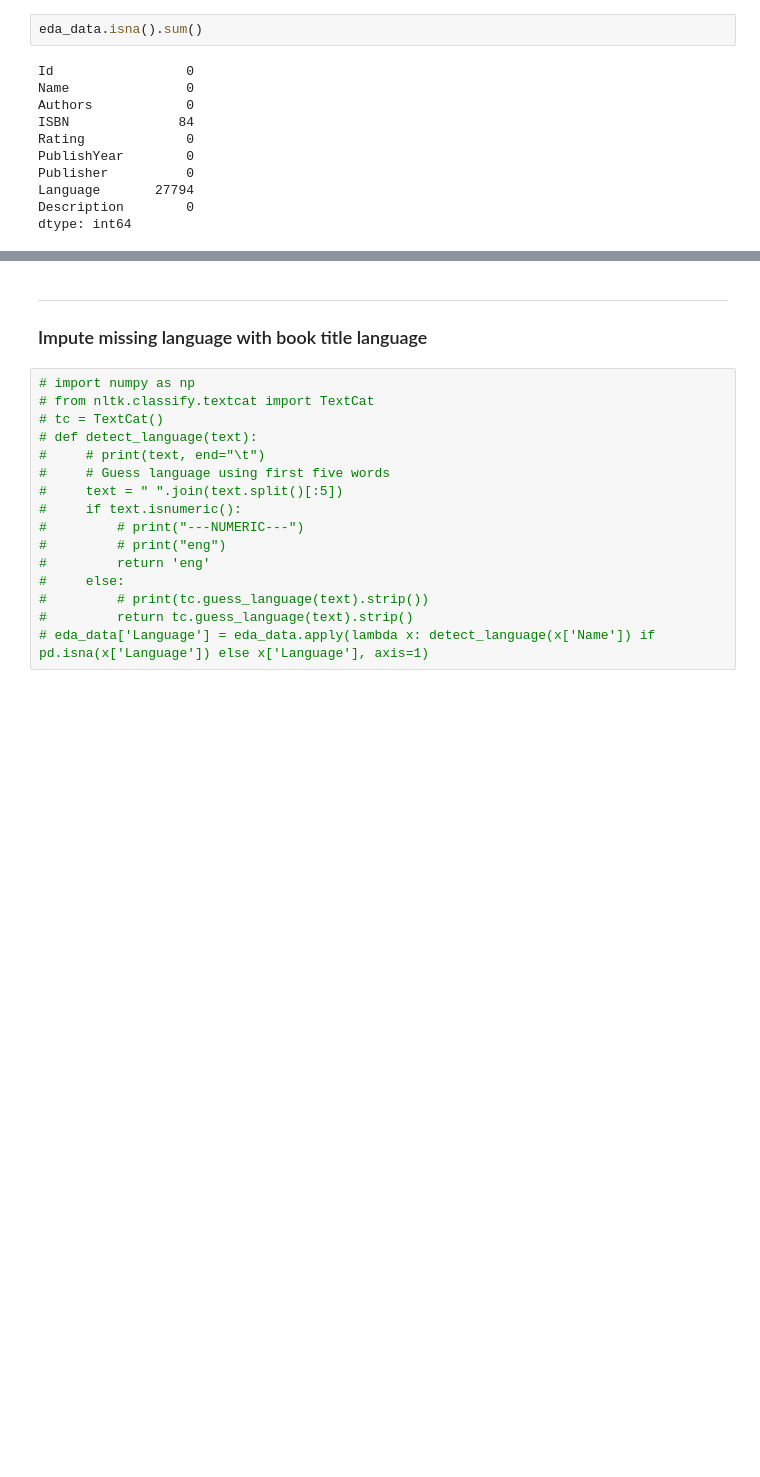
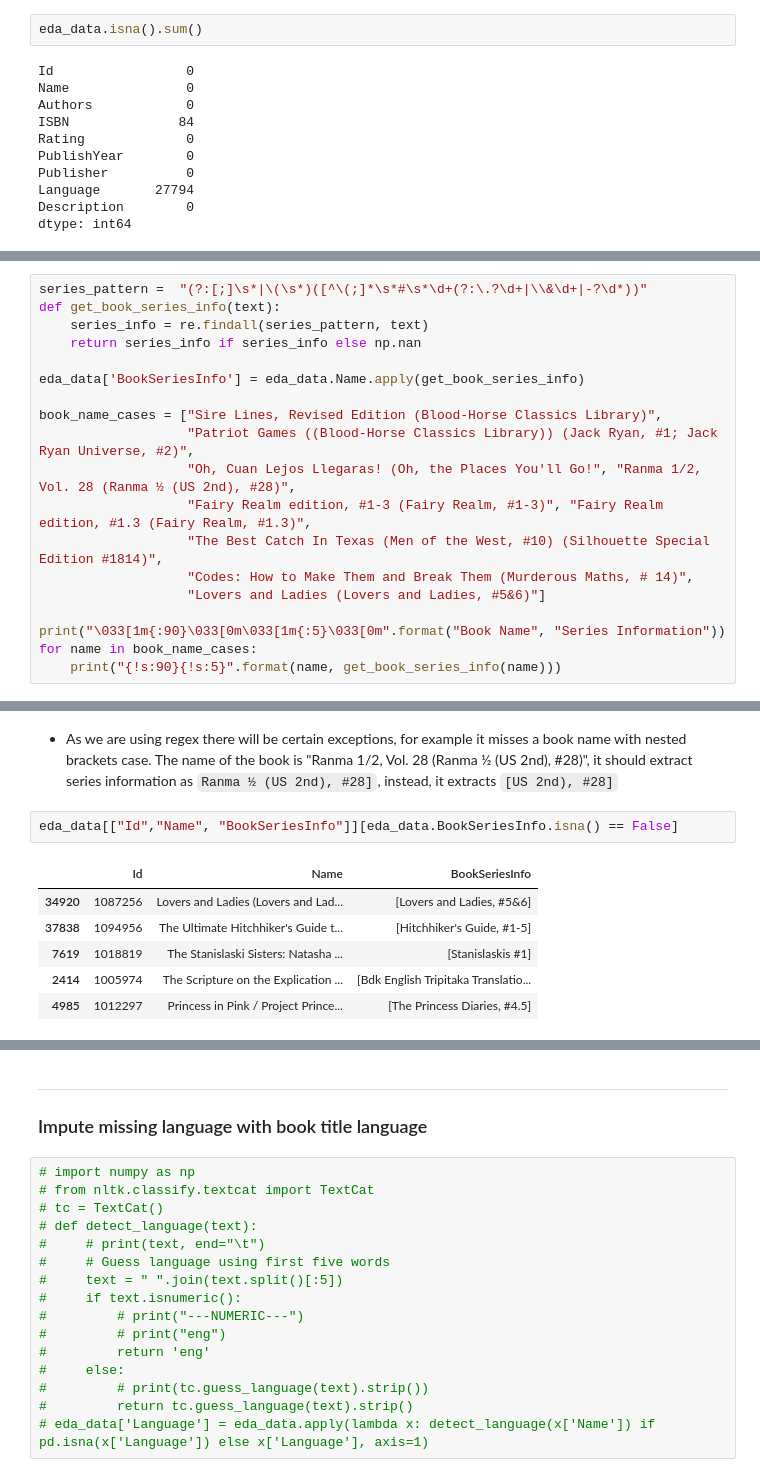
Before and after one commit to AmoliR/nlp-for-book-recommendation, a Jupyter notebook: eda.ipynb, the cells around one changed output, grey strips where cells are left out. Saved outputs shown, nothing was run; the diff lists cells and outputs as text; blank space fills up the shorter version.

```diff
--- a/eda.ipynb
+++ b/eda.ipynb
@@ -273,0 +279,19 @@ dtype: int64
+# %%
+series_pattern =  "(?:[;]\s*|\(\s*)([^\(;]*\s*#\s*\d+(?:\.?\d+|\\&\d+|-?\d*))"
+def get_book_series_info(text):
+    series_info = re.findall(series_pattern, text)
+    return series_info if series_info else np.nan
+
+eda_data['BookSeriesInfo'] = eda_data.Name.apply(get_book_series_info)
+
+book_name_cases = ["Sire Lines, Revised Edition (Blood-Horse Classics Library)",
+                   "Patriot Games ((Blood-Horse Classics Library)) (Jack Ryan, #1; Jack Ryan Universe, #2)",
+                   "Oh, Cuan Lejos Llegaras! (Oh, the Places You'll Go!", "Ranma 1/2, Vol. 28 (Ranma ½ (US 2nd), #28)",
+                   "Fairy Realm edition, #1-3 (Fairy Realm, #1-3)", "Fairy Realm edition, #1.3 (Fairy Realm, #1.3)",
+                   "The Best Catch In Texas (Men of the West, #10) (Silhouette Special Edition #1814)",
+                   "Codes: How to Make Them and Break Them (Murderous Maths, # 14)",
+                   "Lovers and Ladies (Lovers and Ladies, #5&6)"]
+
+print("\033[1m{:90}\033[0m\033[1m{:5}\033[0m".format("Book Name", "Series Information"))
+for name in book_name_cases:
+    print("{!s:90}{!s:5}".format(name, get_book_series_info(name)))
@@ -273,0 +309,11 @@ dtype: int64
+# %% [markdown]
+- As we are using regex there will be certain exceptions, for example it misses a book name with nested brackets case. The name of the book is "Ranma 1/2, Vol. 28 (Ranma ½ (US 2nd), #28)", it should extract series information as `Ranma ½ (US 2nd), #28]`, instead, it extracts `[US 2nd), #28]`
+# %%
+eda_data[["Id","Name", "BookSeriesInfo"]][eda_data.BookSeriesInfo.isna() == False]
+# %% [output]
+|  | Id | Name | BookSeriesInfo |
+| 34920 | 1087256 | Lovers and Ladies (Lovers and Lad... | [Lovers and Ladies, #5&6] |
+| 37838 | 1094956 | The Ultimate Hitchhiker's Guide t... | [Hitchhiker's Guide, #1-5] |
+| 7619 | 1018819 | The Stanislaski Sisters: Natasha ... | [Stanislaskis #1] |
+| 2414 | 1005974 | The Scripture on the Explication ... | [Bdk English Tripitaka Translatio... |
+| 4985 | 1012297 | Princess in Pink / Project Prince... | [The Princess Diaries, #4.5] |
```
Also changed, not shown: parts of 5 cells of this notebook.
